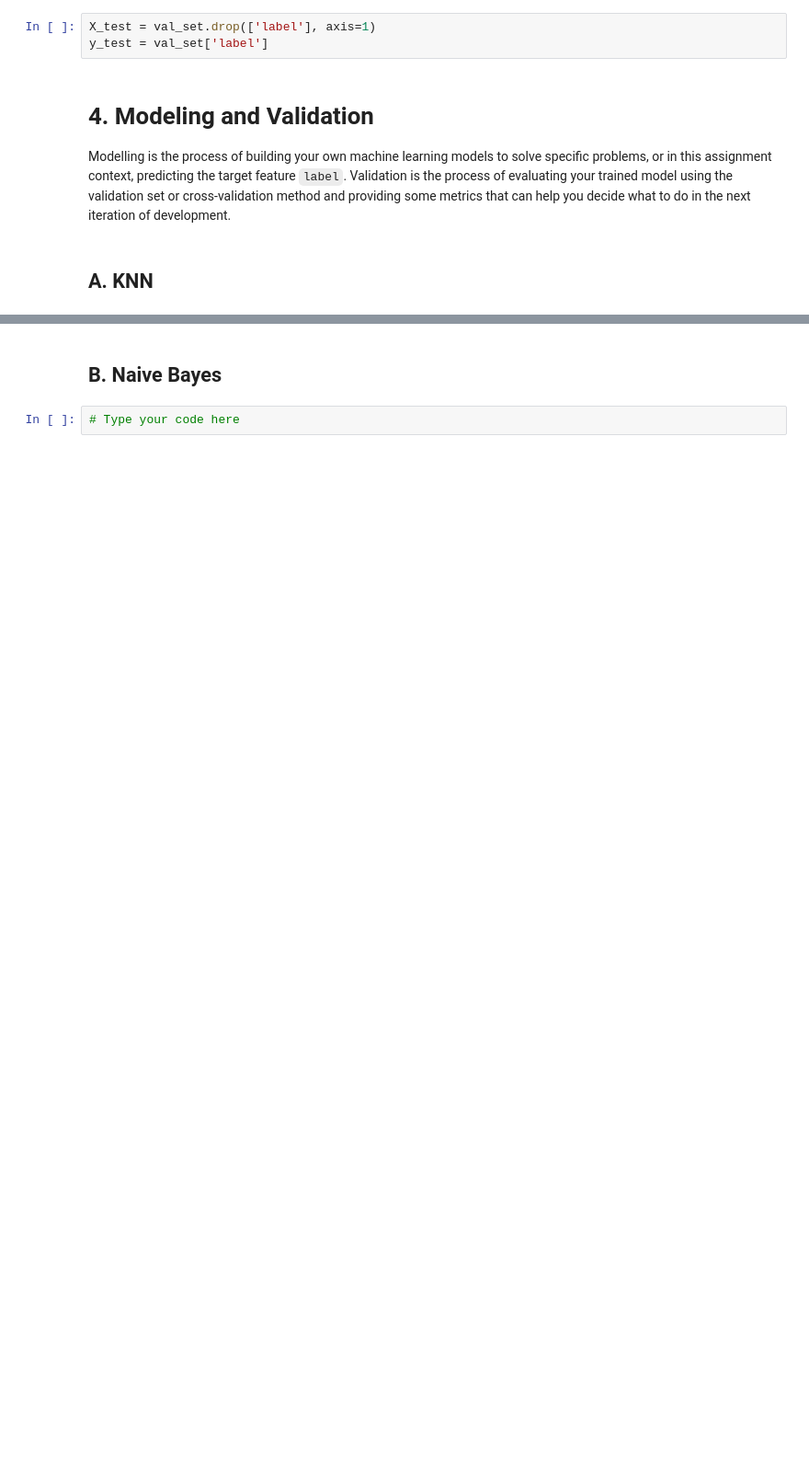
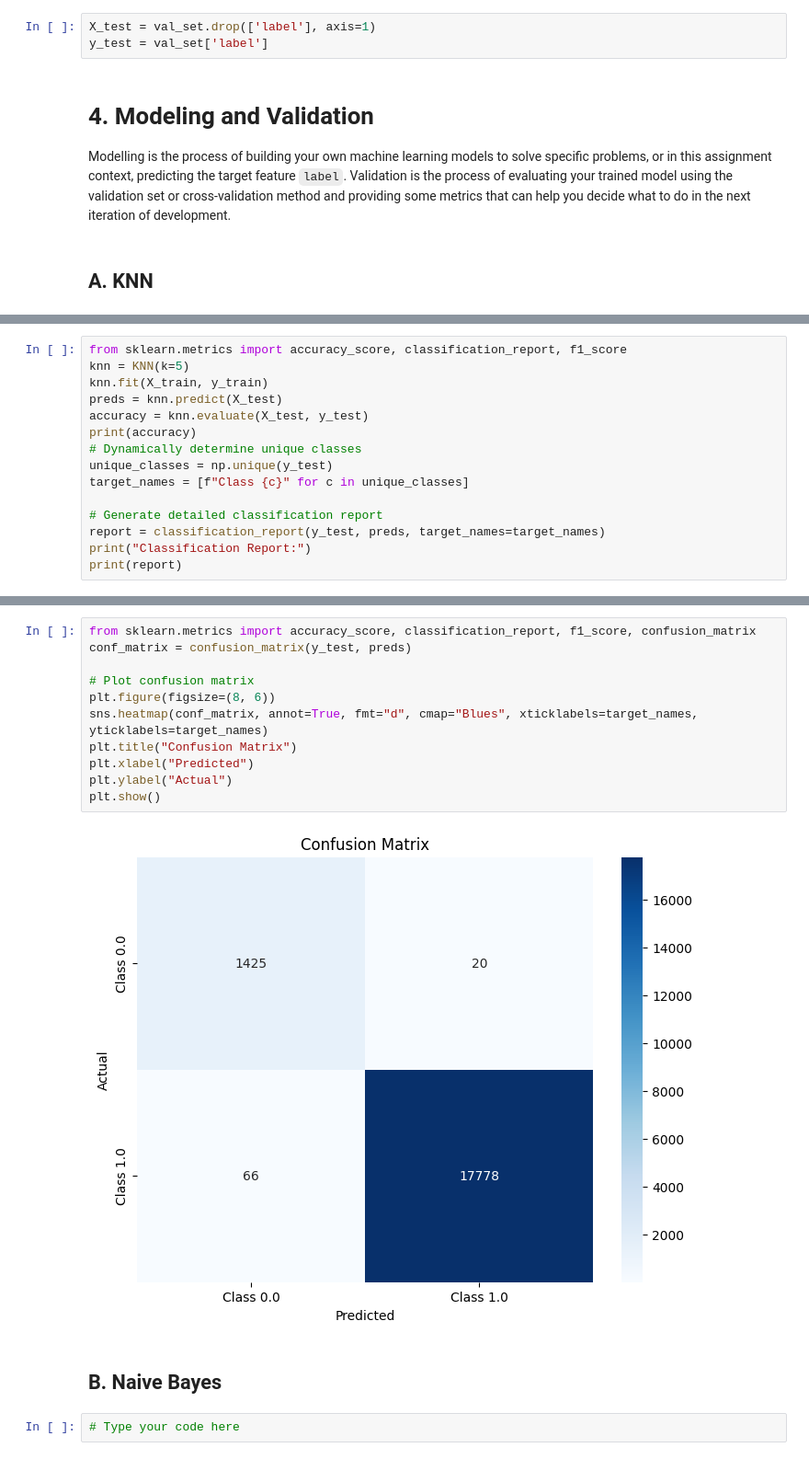
Before and after one commit to rickywijayaaa/Tubes2DAI, a Jupyter notebook: IF3070_DAI___Tugas_Besar_2_Notebook_Template.ipynb, the cells around one changed output, grey strips where cells are left out. Shown at 92% size. Saved outputs shown, nothing was run; the diff lists cells and outputs as text; blank space fills up the shorter version.

```diff
--- a/IF3070_DAI___Tugas_Besar_2_Notebook_Template.ipynb
+++ b/IF3070_DAI___Tugas_Besar_2_Notebook_Template.ipynb
@@ -976,0 +1010,15 @@ X_train.shape
+# %%
+from sklearn.metrics import accuracy_score, classification_report, f1_score
+knn = KNN(k=5)
+knn.fit(X_train, y_train)
+preds = knn.predict(X_test)
+accuracy = knn.evaluate(X_test, y_test)
+print(accuracy)
+# Dynamically determine unique classes
+unique_classes = np.unique(y_test)
+target_names = [f"Class {c}" for c in unique_classes]
+
+# Generate detailed classification report
+report = classification_report(y_test, preds, target_names=target_names)
+print("Classification Report:")
+print(report)
@@ -1017,3 +1075,16 @@ weighted avg       0.99      0.99      0.99     19289
+# %%
+from sklearn.metrics import accuracy_score, classification_report, f1_score, confusion_matrix
+conf_matrix = confusion_matrix(y_test, preds)
+
+# Plot confusion matrix
+plt.figure(figsize=(8, 6))
+sns.heatmap(conf_matrix, annot=True, fmt="d", cmap="Blues", xticklabels=target_names, yticklabels=target_names)
+plt.title("Confusion Matrix")
+plt.xlabel("Predicted")
+plt.ylabel("Actual")
+plt.show()
+# %% [output]
+[figure, added]
 # %% [markdown]
 ## B. Naive Bayes
 # %%
```
Also changed, not shown: parts of 18 cells of this notebook.
